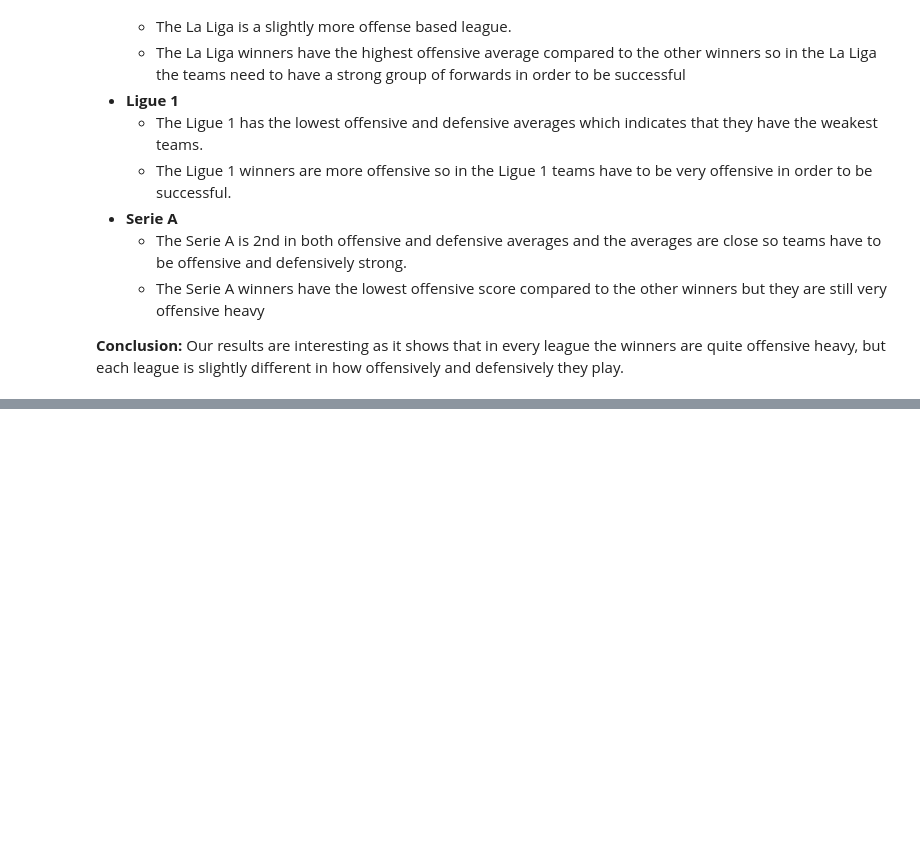
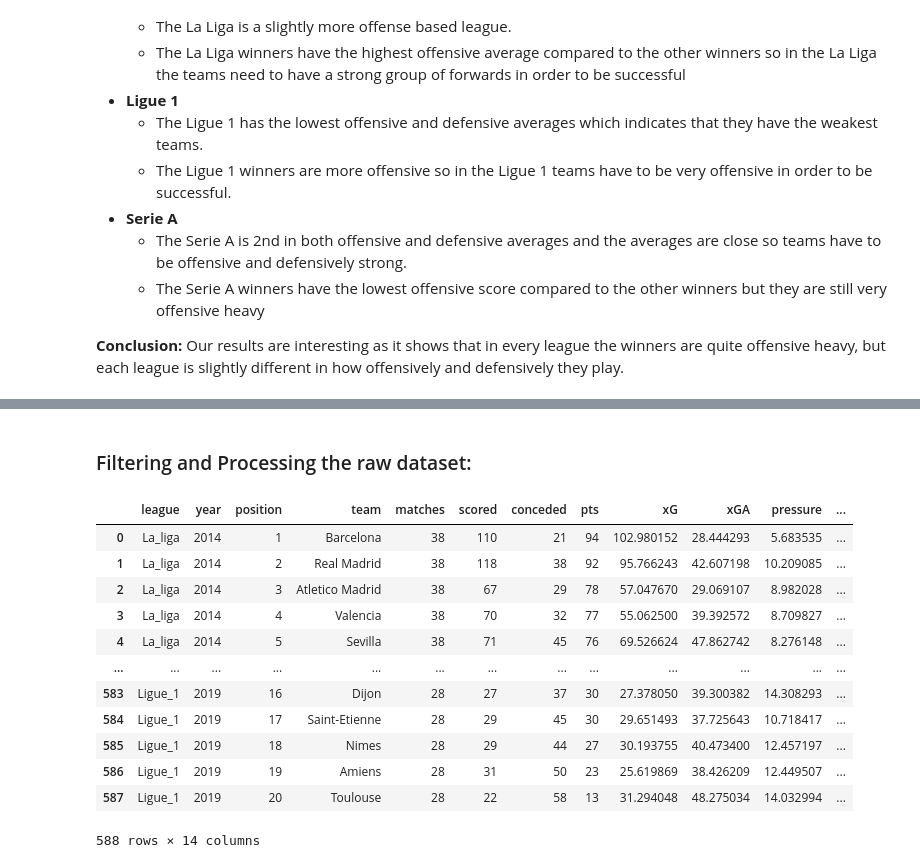
Before and after one commit to data301-2021-summer2/football-metrics-analysis, a Jupyter notebook: analysis/Final_Unified_Analysis.ipynb, the cells around one changed output, grey strips where cells are left out. Drawn from its saved outputs; the diff is of its cells as text; code cells hidden in the pictures; blank space fills up the shorter version.

```diff
--- a/analysis/Final_Unified_Analysis.ipynb
+++ b/analysis/Final_Unified_Analysis.ipynb
@@ -113,0 +124,20 @@ Text(0.5, 1.0, 'Serie A Winners')
+# %% [markdown]
+### Filtering and Processing the raw dataset:
+# %%
+path = "../data/raw/understat.com.csv"
+df = pf.load_and_process(path)
+display(df)
+# %% [output]
+|  | league | year | position | team | matches | scored | conceded | pts | xG | xGA | pressure | ... |
+| 0 | La_liga | 2014 | 1 | Barcelona | 38 | 110 | 21 | 94 | 102.980152 | 28.444293 | 5.683535 | ... |
+| 1 | La_liga | 2014 | 2 | Real Madrid | 38 | 118 | 38 | 92 | 95.766243 | 42.607198 | 10.209085 | ... |
+| 2 | La_liga | 2014 | 3 | Atletico Madrid | 38 | 67 | 29 | 78 | 57.047670 | 29.069107 | 8.982028 | ... |
+| 3 | La_liga | 2014 | 4 | Valencia | 38 | 70 | 32 | 77 | 55.062500 | 39.392572 | 8.709827 | ... |
+| 4 | La_liga | 2014 | 5 | Sevilla | 38 | 71 | 45 | 76 | 69.526624 | 47.862742 | 8.276148 | ... |
+| ... | ... | ... | ... | ... | ... | ... | ... | ... | ... | ... | ... | ... |
+| 583 | Ligue_1 | 2019 | 16 | Dijon | 28 | 27 | 37 | 30 | 27.378050 | 39.300382 | 14.308293 | ... |
+| 584 | Ligue_1 | 2019 | 17 | Saint-Etienne | 28 | 29 | 45 | 30 | 29.651493 | 37.725643 | 10.718417 | ... |
+| 585 | Ligue_1 | 2019 | 18 | Nimes | 28 | 29 | 44 | 27 | 30.193755 | 40.473400 | 12.457197 | ... |
+| 586 | Ligue_1 | 2019 | 19 | Amiens | 28 | 31 | 50 | 23 | 25.619869 | 38.426209 | 12.449507 | ... |
+| 587 | Ligue_1 | 2019 | 20 | Toulouse | 28 | 22 | 58 | 13 | 31.294048 | 48.275034 | 14.032994 | ... |
+588 rows × 14 columns
```
Also changed, not shown: parts of 11 cells of this notebook, 7 other files.
